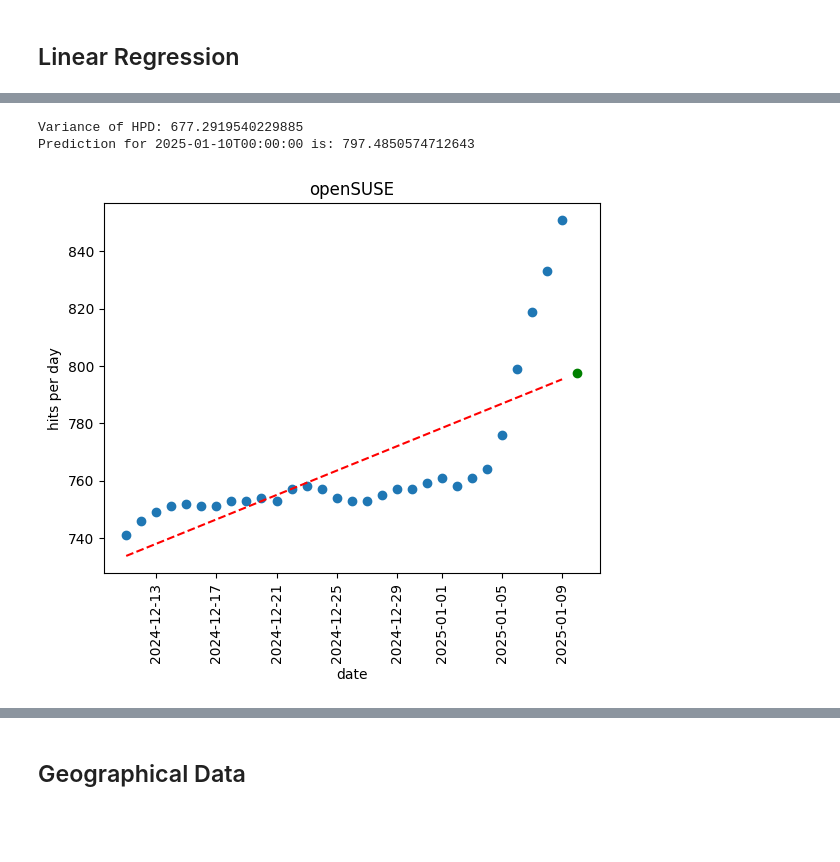
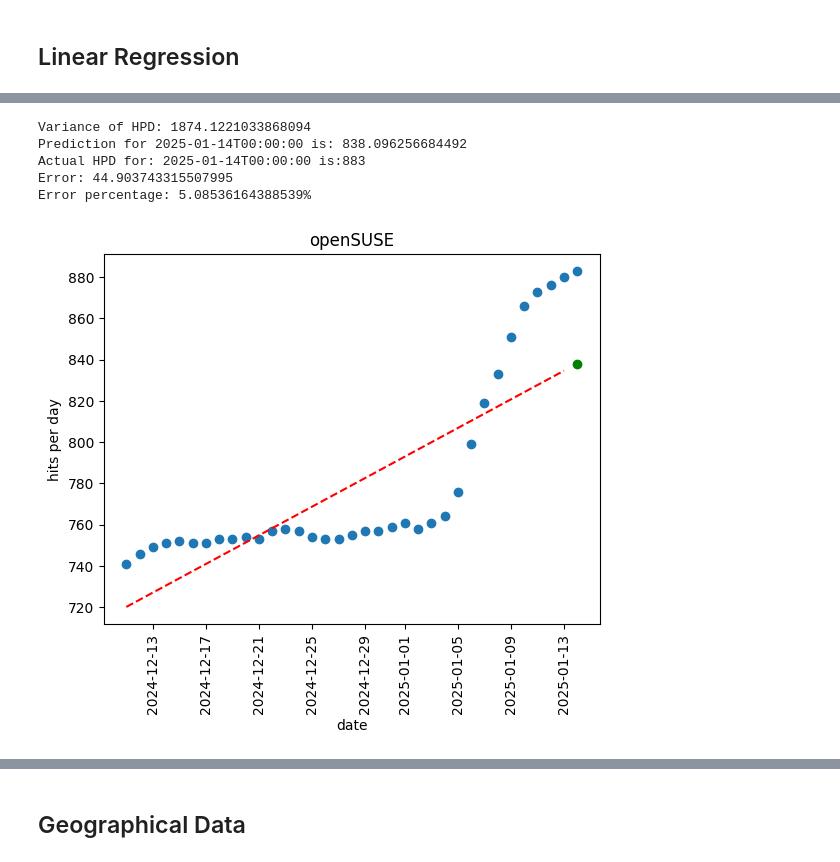
Before and after one commit to apavazza/linux-distros, a Jupyter notebook: linux_distros.ipynb, the cells around one changed output, grey strips where cells are left out. Saved outputs shown, nothing was run; the diff lists cells and outputs as text; code cells hidden in the pictures; blank space fills up the shorter version.

```diff
--- a/linux_distros.ipynb
+++ b/linux_distros.ipynb
@@ -189,7 +189,12 @@ file_list = ['cumulative_2024-12-11.csv',
              'cumulative_2025-01-06.csv',
              'cumulative_2025-01-07.csv',
              'cumulative_2025-01-08.csv',
-             'cumulative_2025-01-09.csv']
+             'cumulative_2025-01-09.csv',
+             'cumulative_2025-01-10.csv',
+             'cumulative_2025-01-11.csv',
+             'cumulative_2025-01-12.csv',
+             'cumulative_2025-01-13.csv',
+             'cumulative_2025-01-14.csv']
 
 dfs = list()
 
@@ -246,19 +251,21 @@ from datetime import date, timedelta, datetime
 
 first_date = datetime(2024, 12, 11)
 
-
-def regression(distro, future_date):
-    data_to_fit = pd.DataFrame(columns=['date', 'hpd'])
+def linear_regression(distro, future_date):
+    full_df = pd.DataFrame(columns=['date', 'hpd'])
     for i, df in enumerate(dfs):
         row = df[df['distro_name'] == distro]
-        data_to_fit.loc[len(data_to_fit)] = [first_date + timedelta(days=i), row['hpd_1m'].iloc[0]]
+        full_df.loc[len(full_df)] = [first_date + timedelta(days=i), row['hpd_1m'].iloc[0]]
+
+    data_to_fit = full_df[:-1].copy()  # Exclude the last row
+    last_row = full_df[-1:].copy()  # Get the last row
 
     # Calculate the variance of the 'hpd' values
     variance_hpd = data_to_fit['hpd'].var()  # Variance of HPD
     print(f"Variance of HPD: {variance_hpd}")
 
     # Initial data
-    plt.scatter(data_to_fit['date'], data_to_fit['hpd'])
+    plt.scatter(full_df['date'], full_df['hpd'])
     plt.title(distro)
     plt.xticks(rotation=90)
     plt.xlabel('date')
@@ -275,6 +282,7 @@ def regression(distro, future_date):
     plt.plot(data_to_fit['date'], predictions, label='Linear Regression', color='red', linestyle='--')
 
     # Convert future date to numeric format
+    future_date = last_row['date'].iloc[0]
     future_date = pd.to_datetime(future_date, errors='coerce')
     future_date_numeric = (future_date - data_to_fit['date'].min()).days
     df_future_date = pd.DataFrame({
@@ -284,7 +292,10 @@ def regression(distro, future_date):
     # Predicting hpd for a future date
     future_hpd = model.predict(df_future_date)
 
-    # Plot the future prediction as a red dot
+    # Plot the prediction
     plt.scatter(future_date, future_hpd, color='green', label=f'Prediction for {future_date.strftime("%Y-%m-%d")}')
     print('Prediction for ' + future_date.isoformat() + ' is: ' + str(future_hpd[0]))
+    print('Actual HPD for: ' + future_date.isoformat() + ' is:' + str(last_row['hpd'].iloc[0]))
+    print('Error: ' + str(abs(future_hpd[0] - last_row['hpd'].iloc[0])))
+    print('Error percentage: ' + str(abs(future_hpd[0] - last_row['hpd'].iloc[0]) / last_row['hpd'].iloc[0] * 100) + '%')
 # %%
@@ -296,7 +310,10 @@ Prediction for 2025-01-10T00:00:00 is: 1292.7724137931034
 # %%
-regression('openSUSE', date(2025, 1, 10))
+linear_regression('openSUSE', date(2025, 1, 10))
 # %% [output]
-Variance of HPD: 677.2919540229885
-Prediction for 2025-01-10T00:00:00 is: 797.4850574712643
+Variance of HPD: 1874.1221033868094
+Prediction for 2025-01-14T00:00:00 is: 838.096256684492
+Actual HPD for: 2025-01-14T00:00:00 is:883
+Error: 44.903743315507995
+Error percentage: 5.08536164388539%
-[figure, old version]
+[figure, new version]
 # %%
```
Also changed, not shown: parts of 6 cells of this notebook, 1 other file.
